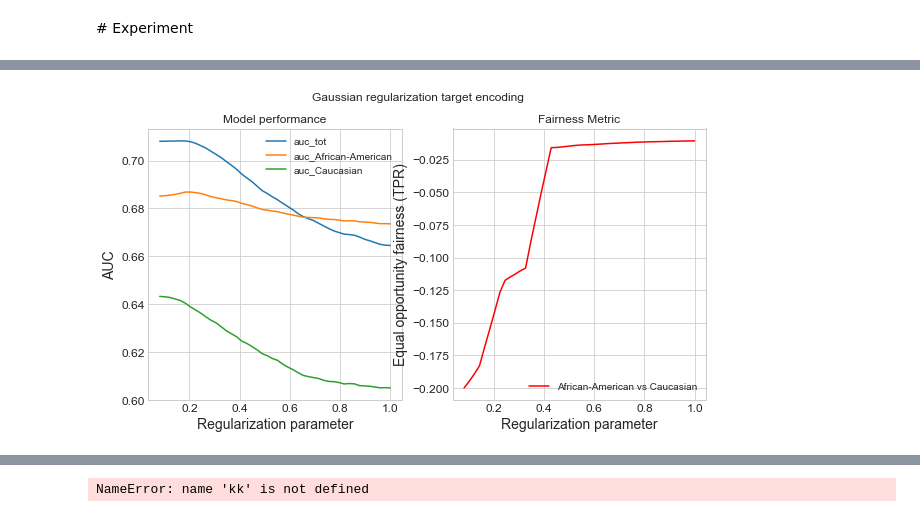
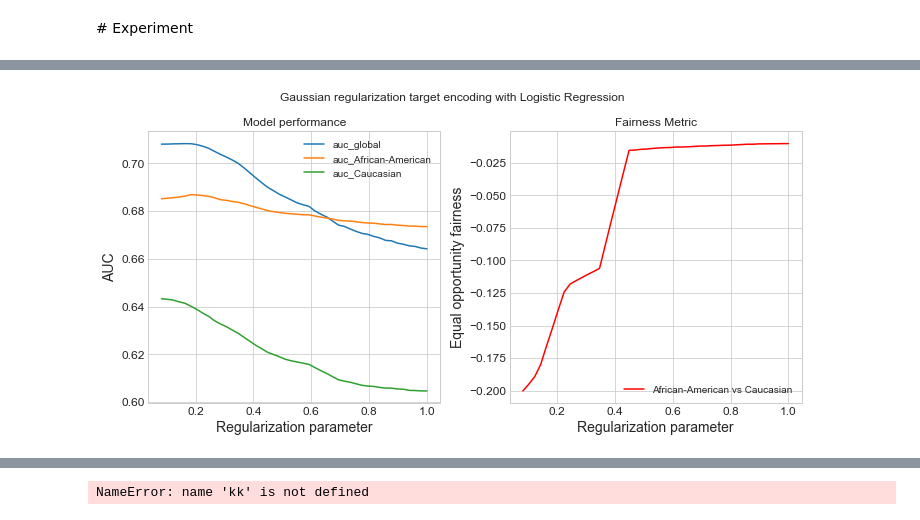
Before and after one commit to cmougan/FairEncoder, a Jupyter notebook: EncodersNormal.ipynb, the cells around one changed output, grey strips where cells are left out. Drawn from its saved outputs; the diff is of its cells as text; code cells hidden in the pictures.

```diff
--- a/EncodersNormal.ipynb
+++ b/EncodersNormal.ipynb
@@ -534,32 +538,36 @@ fig.show()
+# %%
+gaus1.columns  = ['fairness_metric', 'auc_global', 'auc_African-American', 'auc_Caucasian']
 # %%
-fig, axs = plt.subplots(1, 2,sharex=True)
+fig, axs = plt.subplots(1, 2, sharex=True)
 
-fig.suptitle("Gaussian regularization target encoding")
+
+fig.suptitle("Gaussian regularization target encoding with Logistic Regression")
 aux = (
-    gaus1[["auc_tot", "auc_African-American", "auc_Caucasian"]]
+    gaus1[["auc_global", "auc_African-American", "auc_Caucasian"]]
     .rolling(5)
     .mean()
     .dropna()
 )
-
 
 for col in aux.columns:
     axs[0].plot(aux[col], label=col)
     # plt.fill_between(aux.index,(aux[col] - stand[col]),(aux[col] + stand[col]),# color="b",alpha=0.1,)
 axs[0].legend()
 axs[0].set_title("Model performance")
 axs[0].set_ylabel("AUC")
 axs[0].set_xlabel("Regularization parameter")
 
 aux = gaus1[["fairness_metric"]].rolling(5).mean().dropna()
 
-axs[1].plot(aux['fairness_metric'], label=GROUP1+' vs '+ GROUP2,color='r')
+axs[1].plot(aux["fairness_metric"], label=GROUP1 + " vs " + GROUP2, color="r")
 
 axs[1].legend()
 axs[1].set_title("Fairness Metric")
-axs[1].set_ylabel("Equal opportunity fairness (TPR)")
+axs[1].set_ylabel("Equal opportunity fairness")
 axs[1].set_xlabel("Regularization parameter")
-plt.savefig('images/compassHyperGaussian.eps',format='eps')
+
+plt.tight_layout()
+plt.savefig("images/compassHyperGaussian.eps", format="eps")
 plt.show()
 # %% [output]
-[figure, old version]
+[figure, new version]
```
Also changed, not shown: parts of 8 cells of this notebook, 18 other files.
